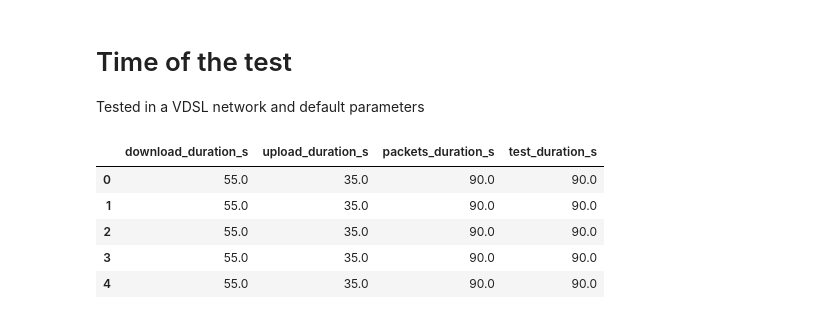
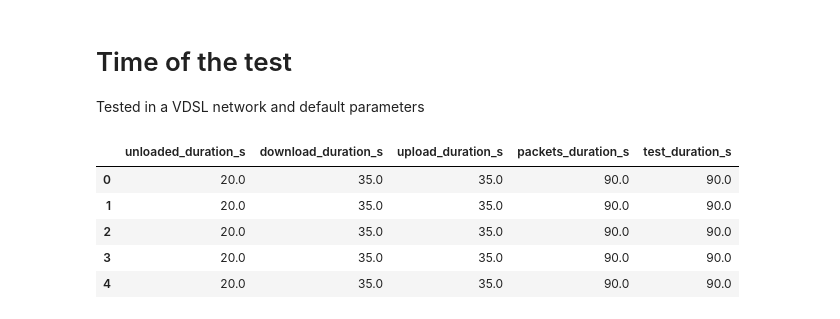
Before and after one commit to hsk2110/l2-network-conditions-web-perf, a Jupyter notebook: outputfiles/explore_time.ipynb, the cells around one changed output. Drawn from its saved outputs; the diff is of its cells as text; code cells hidden in the pictures.

```diff
--- a/outputfiles/explore_time.ipynb
+++ b/outputfiles/explore_time.ipynb
@@ -5,23 +5,27 @@ Tested in a VDSL network and default parameters
 # %%
 import pandas as pd
 import numpy as np
 import math
 import matplotlib.pyplot as plt
 import matplotlib.ticker as mticker
 import seaborn as sns
 import warnings
 import operator as op
 warnings.filterwarnings('ignore')
 
-df = pd.read_csv('time_output.csv',
-                 parse_dates=["download_duration_s","upload_duration_s","packets_duration_s","test_duration_s"],
+df = pd.read_csv('time-analysis.csv',
+                 parse_dates=["unloaded_duration_s", "download_duration_s","upload_duration_s","packets_duration_s","test_duration_s"],
+                 date_format="%m-%d-%Y %H:%M:%S")
+
+df_debug = pd.read_csv('time-analysis-debug.csv',
+                 parse_dates=["unloaded_duration_s", "download_duration_s","upload_duration_s","packets_duration_s","test_duration_s"],
                  date_format="%m-%d-%Y %H:%M:%S")
 
 df.head()
 # %% [output]
-|  | download_duration_s | upload_duration_s | packets_duration_s | test_duration_s |
-| 0 | 55.0 | 35.0 | 90.0 | 90.0 |
-| 1 | 55.0 | 35.0 | 90.0 | 90.0 |
-| 2 | 55.0 | 35.0 | 90.0 | 90.0 |
-| 3 | 55.0 | 35.0 | 90.0 | 90.0 |
-| 4 | 55.0 | 35.0 | 90.0 | 90.0 |
+|  | unloaded_duration_s | download_duration_s | upload_duration_s | packets_duration_s | test_duration_s |
+| 0 | 20.0 | 35.0 | 35.0 | 90.0 | 90.0 |
+| 1 | 20.0 | 35.0 | 35.0 | 90.0 | 90.0 |
+| 2 | 20.0 | 35.0 | 35.0 | 90.0 | 90.0 |
+| 3 | 20.0 | 35.0 | 35.0 | 90.0 | 90.0 |
+| 4 | 20.0 | 35.0 | 35.0 | 90.0 | 90.0 |
```
Also changed, not shown: parts of 3 cells of this notebook, 8 other files.
